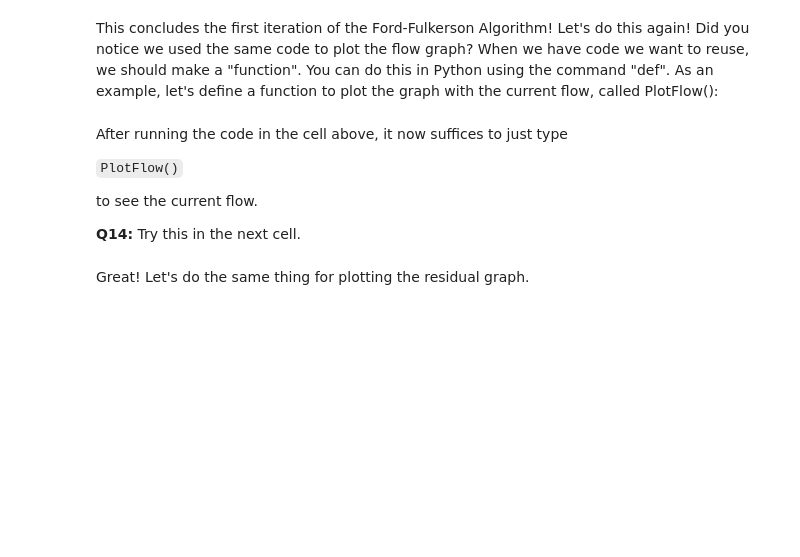
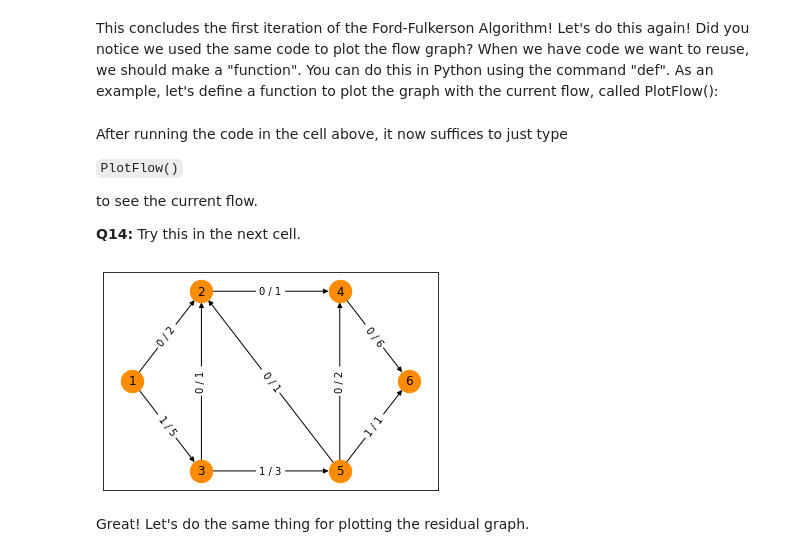
Before and after one commit to engri-1101/textbook, a Jupyter notebook: maximum_flow/max_flow_lab.ipynb, the cells around one changed output. Drawn from its saved outputs; the diff is of its cells as text; code cells hidden in the pictures; blank space fills up the shorter version.

```diff
--- a/maximum_flow/max_flow_lab.ipynb
+++ b/maximum_flow/max_flow_lab.ipynb
@@ -197,10 +200,19 @@ for i, j in G.edges:
 #         residualGraph.edges[i,j]['residual capacity'] = XXX
 #         residualGraph.edges[i,j]['forward edge'] = XXX
 
+        # SOLUTION
+        residualGraph.add_edge(i,j)
+        residualGraph.edges[i,j]['residual capacity'] = c-f
+        residualGraph.edges[i,j]['forward edge'] = True
     if ( f > 0 ):
 #         residualGraph.add_edge( XXX, XXX )
 #         residualGraph.edges[ XXX, XXX ]['residual capacity'] = XXX
 #         residualGraph.edges[ XXX, XXX ]['forward edge'] = XXX
+
+        # SOLUTION
+        residualGraph.add_edge(j,i)
+        residualGraph.edges[j,i]['residual capacity'] = f
+        residualGraph.edges[j,i]['forward edge'] = False
 # %% [markdown]
 We would like to make sure our code is working as expected, so let's plot the residual graph. Run the cell below.
 # %%
@@ -225,3 +236,11 @@ delta =
+# %%
+# UNCOMMENT AND FINISH THIS CODE
+# flowpath = []
+# delta =
+
+#SOLUTION
+flowpath = [(1,3),(3,5),(5,6)]
+delta = 1
 # %% [markdown]
 **Q12:** Let's update the flow according to what you found above.
 
@@ -230,9 +249,9 @@ Recall that updating the flow in $G$ is different for forward and backwards edge
  # FINISH THE CODE BELOW
 for i, j in flowpath:
     if residualGraph.edges[i,j]['forward edge']:
-        G.edges[i,j]['flow'] = G.edges[i,j]['flow'] + # XXX
+        G.edges[i,j]['flow'] = G.edges[i,j]['flow'] + delta
     else:
-        G.edges[i,j]['flow'] = G.edges[i,j]['flow'] + # XXX
+        G.edges[i,j]['flow'] = G.edges[i,j]['flow'] - delta
 # %% [markdown]
 Let's plot the graph with the current flow.
 # %%
@@ -260,6 +281,9 @@ to see the current flow.
 **Q14:** Try this in the next cell.
 # %%
 #SOLUTION
+PlotFlow()
+# %% [output]
+[figure, added]
 # %% [markdown]
 Great! Let's do the same thing for plotting the residual graph.
 # %% [markdown]
```
Also changed, not shown: parts of 40 cells of this notebook, 15 other files.
